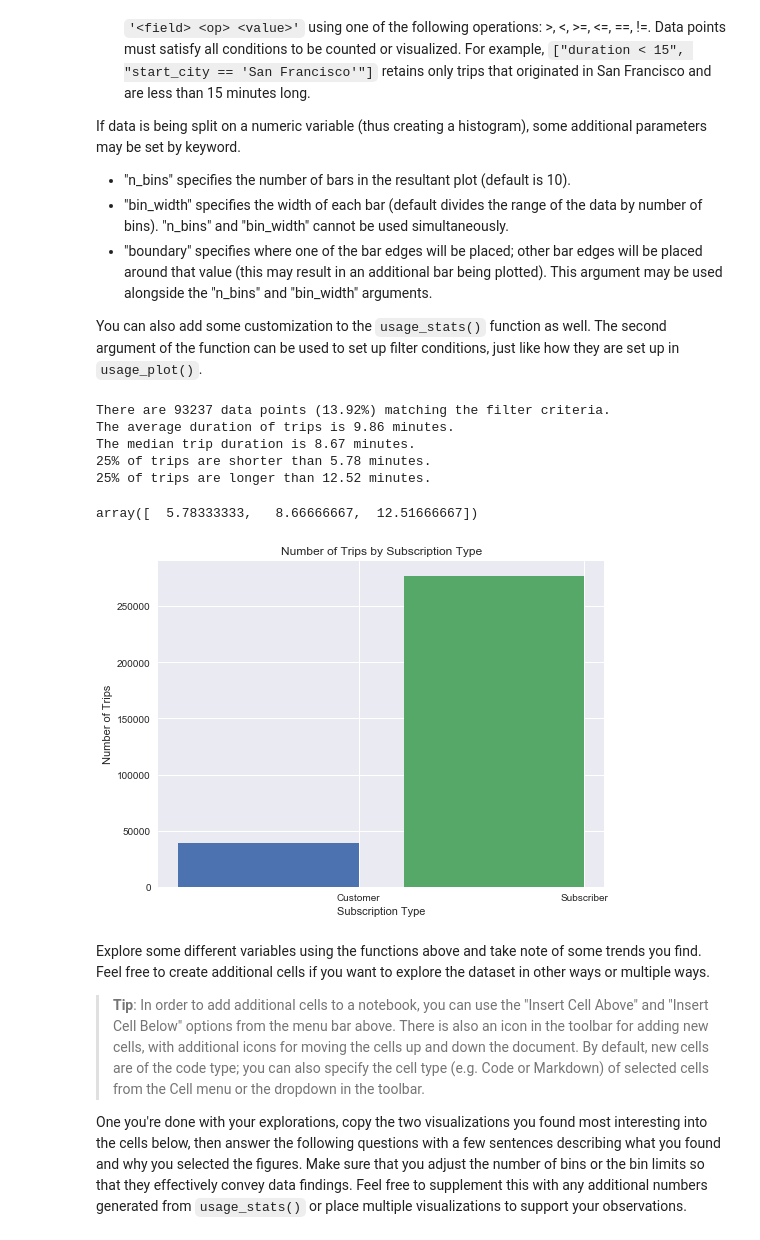
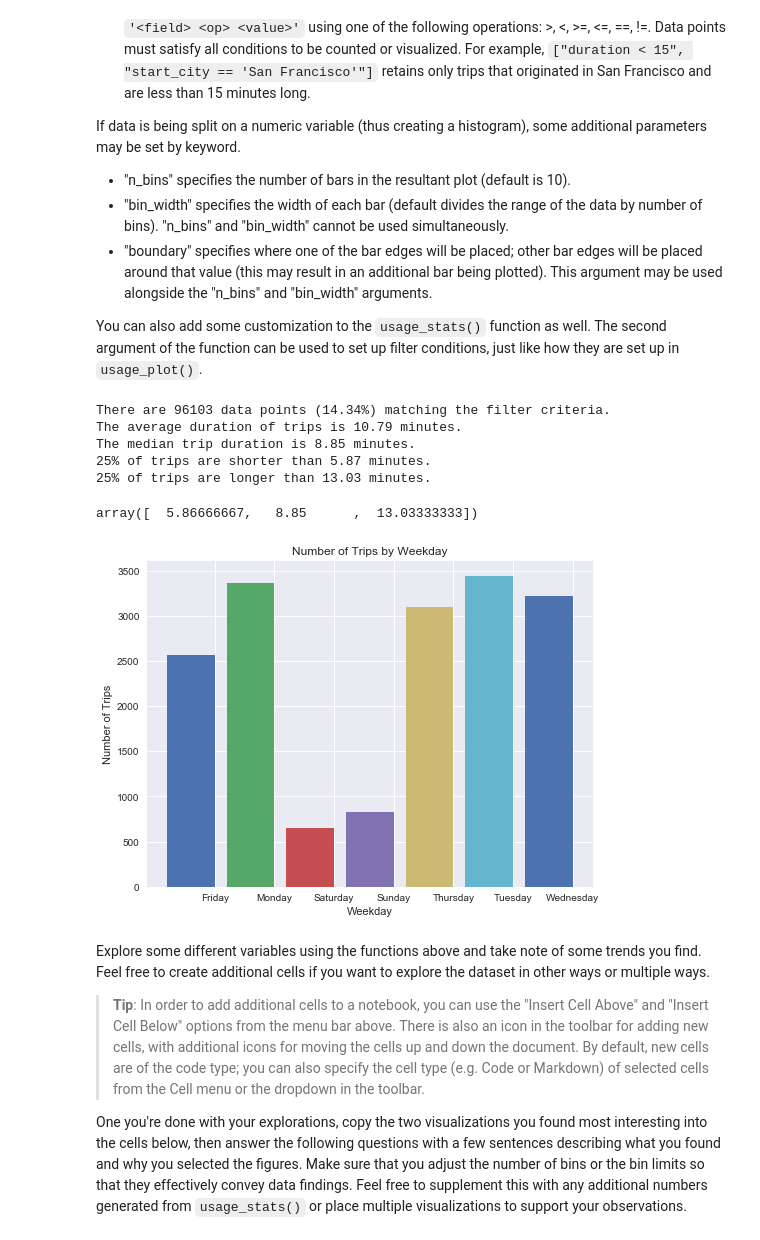
Before and after one commit to MasterXuBoya/dataanalysisnanodegree, a Jupyter notebook: Bay_Area_Bike_Share_Analysis.ipynb, the cells around one changed output. Drawn from its saved outputs; the diff is of its cells as text; code cells hidden in the pictures.

```diff
--- a/Bay_Area_Bike_Share_Analysis.ipynb
+++ b/Bay_Area_Bike_Share_Analysis.ipynb
@@ -286,15 +282,11 @@ If data is being split on a numeric variable (thus creating a histogram), some a
 
 You can also add some customization to the `usage_stats()` function as well. The second argument of the function can be used to set up filter conditions, just like how they are set up in `usage_plot()`.
 # %%
-usage_stats(trip_data,["start_year == 2013","duration < 30"])
+usage_stats(trip_data,["start_year == 2013","duration < 60"])
 # %% [output]
-There are 93237 data points (13.92%) matching the filter criteria.
-The average duration of trips is 9.86 minutes.
-The median trip duration is 8.67 minutes.
-25% of trips are shorter than 5.78 minutes.
-25% of trips are longer than 12.52 minutes.
+There are 96103 data points (14.34%) matching the filter criteria.
+The average duration of trips is 10.79 minutes.
+The median trip duration is 8.85 minutes.
+25% of trips are shorter than 5.87 minutes.
+25% of trips are longer than 13.03 minutes.
-array([  5.78333333,   8.66666667,  12.51666667])
+array([  5.86666667,   8.85      ,  13.03333333])
-# %%
-usage_plot(trip_data,'subscription_type', ['duration < 60','start_year == 2014'],boundary = 0, bin_width = 5)
-# %% [output]
-[figure, removed]
@@ -301,3 +427,7 @@ usage_plot(trip_data,'subscription_type', ['duration < 60','start_year == 2014']
+# %%
+my_usage_plot(trip_data,'weekday', ['duration < 60','start_city == "Mountain View"'])
+# %% [output]
+[figure, added]
 # %% [markdown]
 Explore some different variables using the functions above and take note of some trends you find. Feel free to create additional cells if you want to explore the dataset in other ways or multiple ways.
 
```
Also changed, not shown: parts of 12 cells of this notebook.
